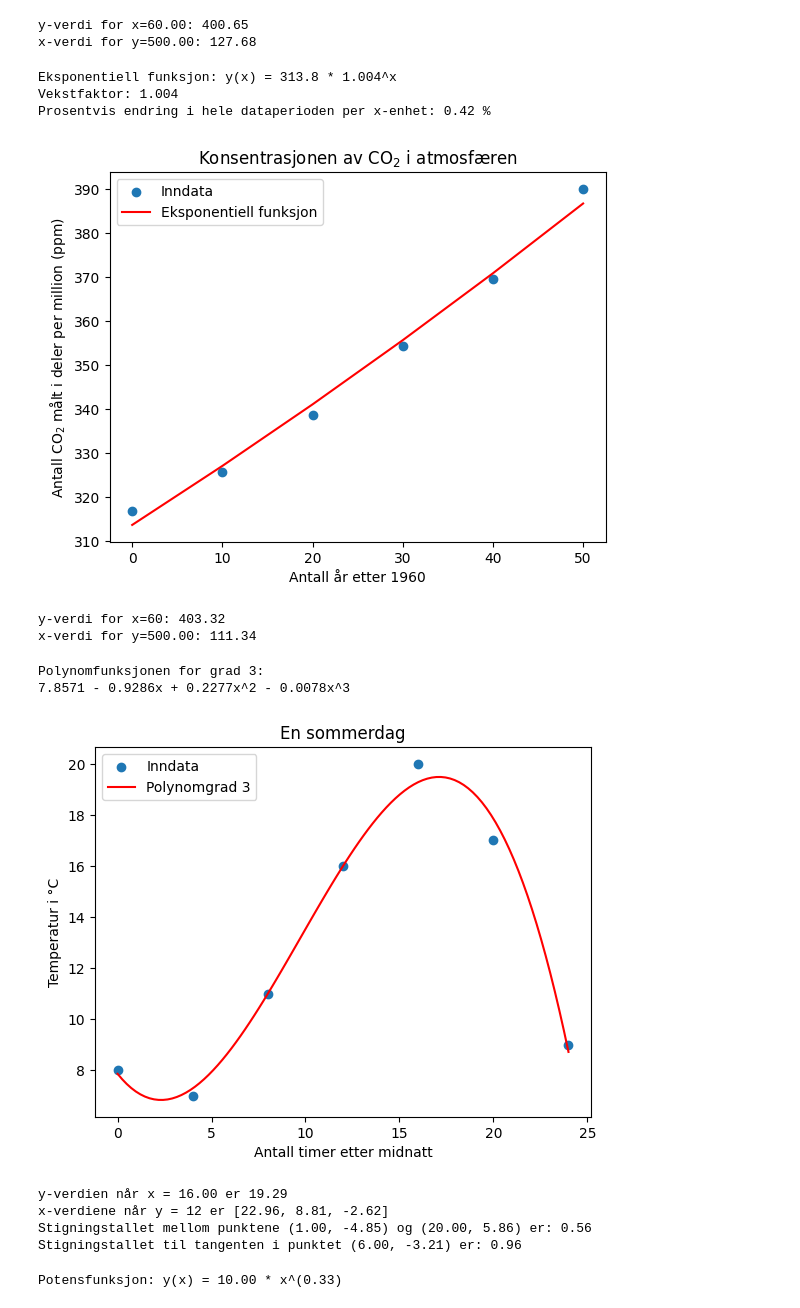
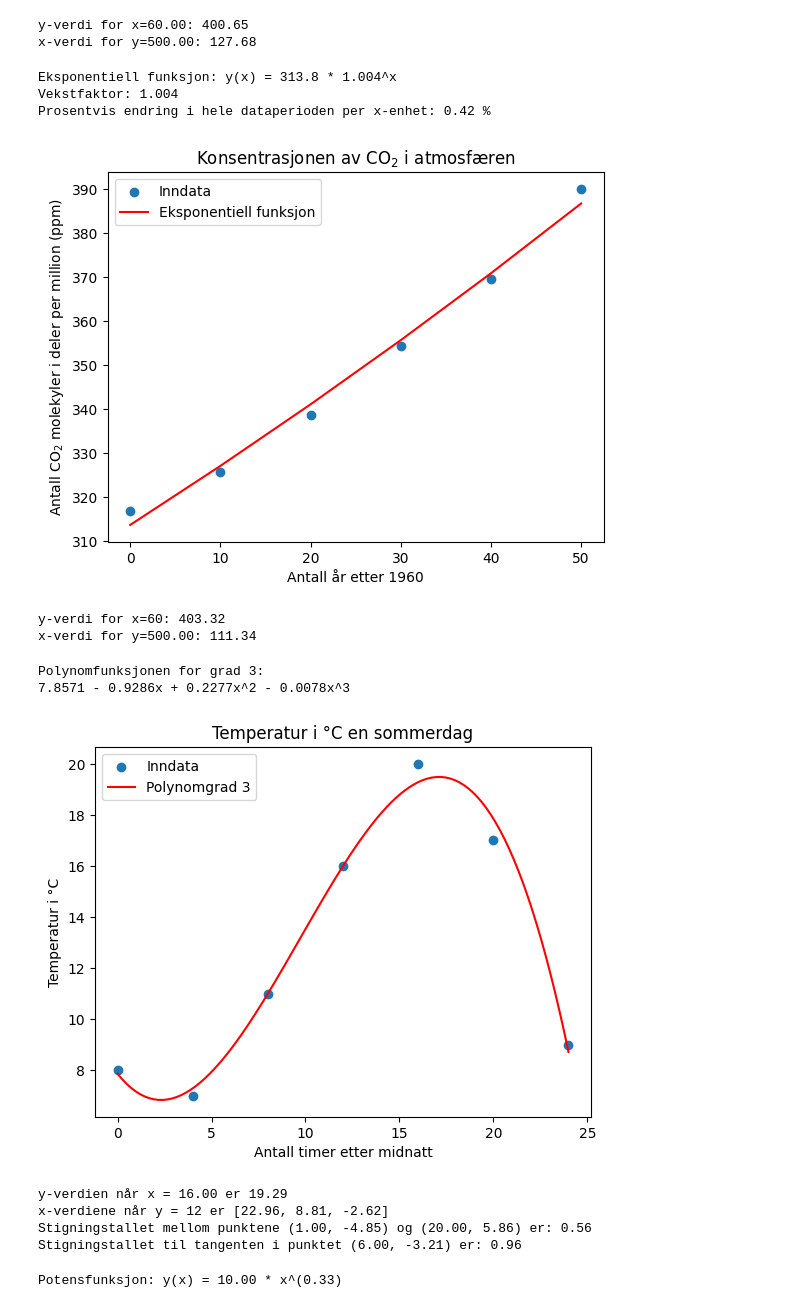
Before and after one commit to hanska91/Matematikk-2P-Y, a Jupyter notebook: Matematikkboka 2P-Y + Litt annet.ipynb, the cells around one changed output. Drawn from its saved outputs; the diff is of its cells as text; code cells hidden in the pictures.

```diff
--- a/Matematikkboka 2P-Y + Litt annet.ipynb
+++ b/Matematikkboka 2P-Y + Litt annet.ipynb
@@ -2630,7 +2630,7 @@ print(f"Prosentvis endring i hele dataperioden per x-enhet: {prosentvis_endring:
 plt.scatter(x, y, label='Inndata')
 plt.plot(x, a * b ** x, label='Eksponentiell funksjon', color="r")
 plt.xlabel('Antall år etter 1960')                      # Navn på x-aksen
-plt.ylabel('Antall CO$_2$ målt i deler per million (ppm)')                      # Navn på y-aksen
+plt.ylabel('Antall CO$_2$ molekyler i deler per million (ppm)')                      # Navn på y-aksen
 plt.legend()
 
 # legg til en overskrift
@@ -2651,7 +2651,7 @@ print(f"x-verdi for y={y_val:.2f}: {x_val:.2f}")
 Eksponentiell funksjon: y(x) = 313.8 * 1.004^x
 Vekstfaktor: 1.004
 Prosentvis endring i hele dataperioden per x-enhet: 0.42 %
-[figure, old version]
+[figure, new version]
 y-verdi for x=60: 403.32
 x-verdi for y=500.00: 111.34
 # %%
@@ -2695,7 +2695,7 @@ plt.xlabel("Antall timer etter midnatt")                            # Navn på x
 plt.ylabel("Temperatur i °C")                                     # Navn på y-aksen
 
 # Legg til en overskrift
-plt.title("En sommerdag")            # Navn på overskrift
+plt.title("Temperatur i °C en sommerdag")            # Navn på overskrift
 plt.legend()
 plt.show()
 
@@ -2711,34 +2711,34 @@ y_verdi = 12
 def find_x_for_y(p, y_value):
     coefficients = p.coefficients
     coefficients[-1] -= y_value
     roots = np.roots(coefficients)
     real_roots = [root.real for root in roots if np.isreal(root)]
     return real_roots
 
 x_values_for_y = find_x_for_y(p, y_verdi)
 print(f"x-verdiene når y = {y_verdi} er {[round(float(x), 2) for x in x_values_for_y]}")
 
 # Finn stigningstallet mellom to punkter (rett linje)
 x1 = 1
 x2 = 20
 y1 = p(x1)
 y2 = p(x2)
 
 m = (y2 - y1) / (x2 - x1)
 
 print("Stigningstallet mellom punktene ({:.2f}, {:.2f}) og ({:.2f}, {:.2f}) er: {:.2f}".format(x1, y1, x2, y2, m))
 
 # Finn stigningstallet i et valgt punkt
 x3 = 6
 y3 = p(x3)
 
 m_tangent = np.polyder(p)(x3)
 
 print("Stigningstallet til tangenten i punktet ({:.2f}, {:.2f}) er: {:.2f}".format(x3, y3, m_tangent))
 # %% [output]
 Polynomfunksjonen for grad 3:
 7.8571 - 0.9286x + 0.2277x^2 - 0.0078x^3
-[figure, old version]
+[figure, new version]
 y-verdien når x = 16.00 er 19.29
 x-verdiene når y = 12 er [22.96, 8.81, -2.62]
 Stigningstallet mellom punktene (1.00, -4.85) og (20.00, 5.86) er: 0.56
```
